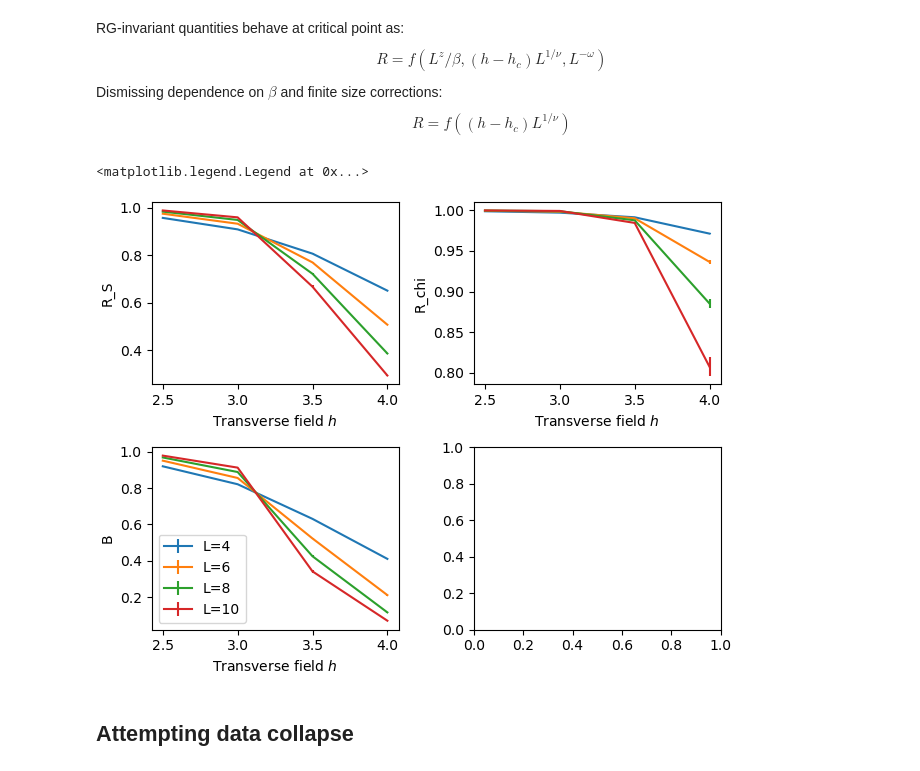
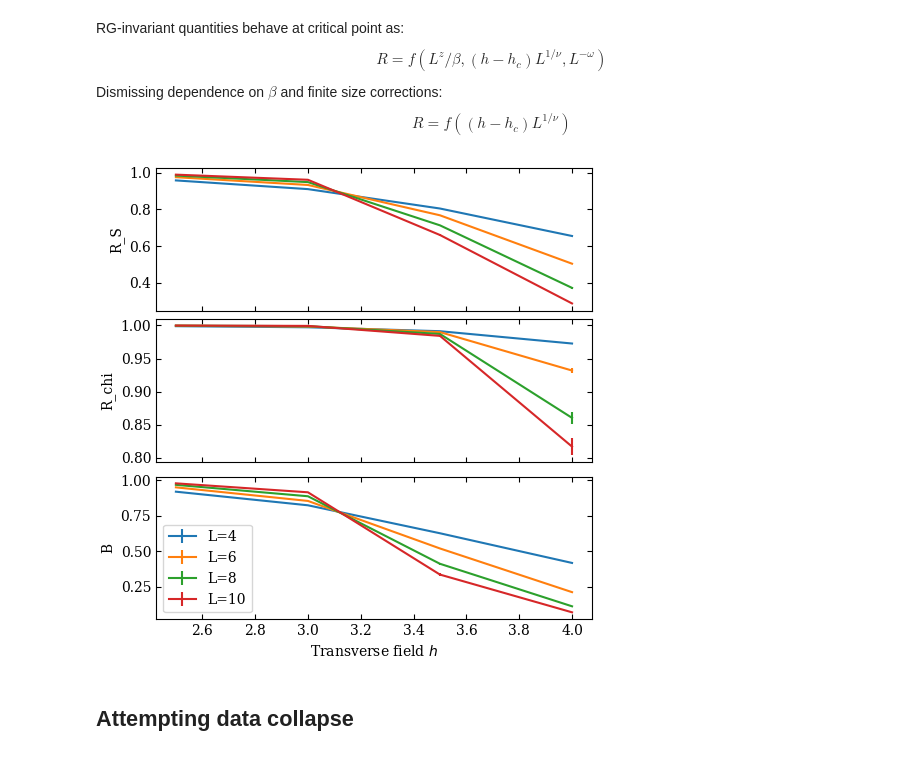
Before and after one commit to ALF-QMC/pyALF, a Jupyter notebook: doc/source/examples/Nematic_example_2.ipynb, the cells around one changed output. Drawn from its saved outputs; the diff is of its cells as text; code cells hidden in the pictures.

```diff
--- a/doc/source/examples/Nematic_example_2.ipynb
+++ b/doc/source/examples/Nematic_example_2.ipynb
@@ -2,6 +2,17 @@
 # Advanced pyALF part 2: Postprocessing
 # %%
 from py_alf import utils
+# %%
+# Change some Matplotlib defaults for nicer figures
+import matplotlib as mpl
+
+mpl.rcParams['figure.figsize'] = [5, 3]
+mpl.rcParams["font.family"] = "serif"
+mpl.rcParams["xtick.direction"] = 'in'
+mpl.rcParams["ytick.direction"] = 'in'
+mpl.rcParams["xtick.top"] = True
+mpl.rcParams["ytick.right"] = True
+mpl.rcParams["figure.constrained_layout.use"] = True
 # %%
 dirs = utils.find_sim_dirs()
 dirs
@@ -202,6 +214,6 @@ for L in [4, 6, 8, 10]:
     ax.errorbar(df.ham_h, df.m_scal0, df.m_scal0_err, label=f'L={L}')
 ax.legend()
 ax.set_xlabel('Transverse field $h$')
-ax.set_ylabel('$S(\boldsymbol{k}=0)$')
+ax.set_ylabel(r'$S(\boldsymbol{k}=0)$')
 # %% [output]
 Text(0, 0.5, '$S(\\boldsymbol{k}=0)$')
@@ -218,18 +230,17 @@ $$
 R = f((h-h_c)L^{1/\nu})
 $$
 # %%
-fig, axs = plt.subplots(2, 2, constrained_layout=True)
+fig, axs = plt.subplots(3, 1, constrained_layout=True, figsize=(5,5), sharex=True)
 for L in [4, 6, 8, 10]:
     df = res[res.l1 == L].sort_values(by='ham_h')
     for obs_name, ax in zip(['R_S', 'R_chi', 'B'],
                             axs.flat):
         ax.errorbar(df.ham_h, df[obs_name], df[obs_name+'_err'], label=f'L={L}')
-        ax.set_xlabel('Transverse field $h$')
         ax.set_ylabel(obs_name)
-ax.legend()
+ax.set_xlabel('Transverse field $h$')
+ax.legend();
 # %% [output]
-<matplotlib.legend.Legend at 0x...>
-[figure, old version]
+[figure, new version]
 # %% [markdown]
 ## Attempting data collapse
 # %%
```
Also changed, not shown: parts of 14 cells of this notebook, 3 other files.
